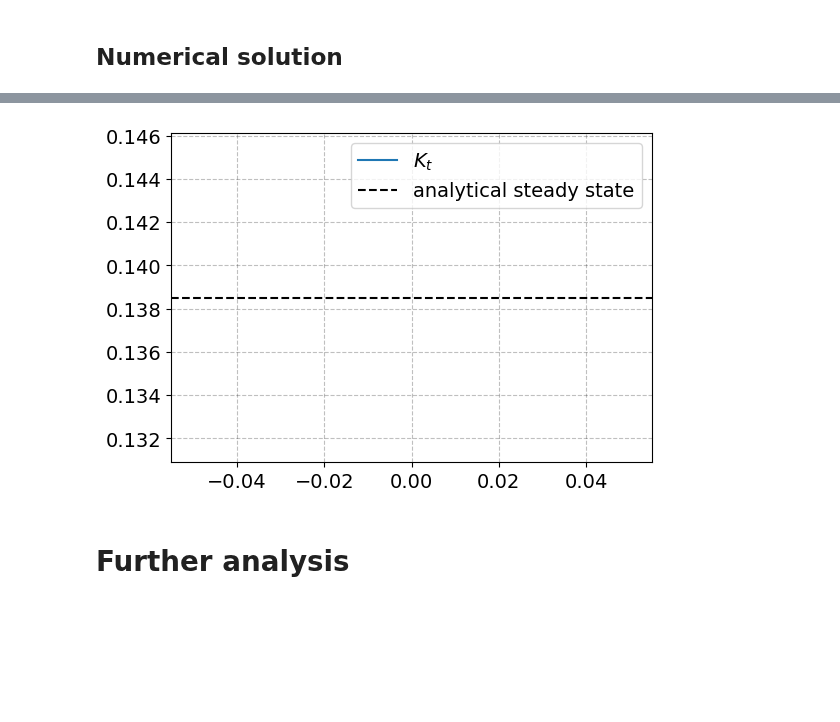
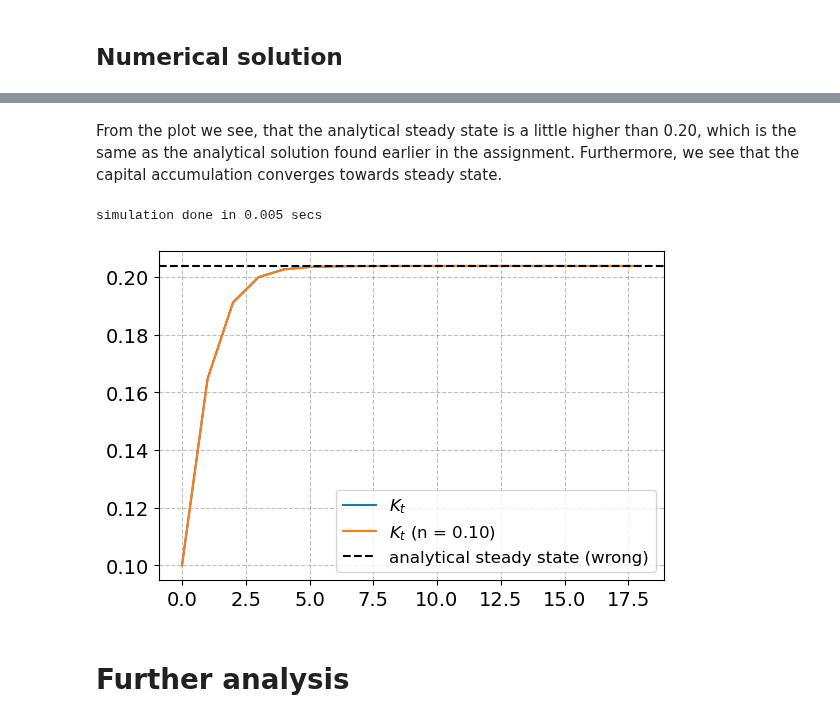
Before and after one commit to NumEconCopenhagen/projects-2023-julie-ida-ida, a Jupyter notebook: modelproject/modelproject.ipynb, the cells around one changed output, grey strips where cells are left out. Cells and saved outputs as stored; diff of their text form; code cells hidden in the pictures; blank space fills up the shorter version.

```diff
--- a/modelproject/modelproject.ipynb
+++ b/modelproject/modelproject.ipynb
@@ -159,6 +157,8 @@ kss = sm.solve(steady_state, k)[0]
 kss
 # %% [output]
 $\displaystyle \left(\frac{A \left(1 - \alpha\right)}{n \rho + 2 n + \rho + 2}\right)^{- \frac{1}{\alpha - 1}}$
+# %%
+kss_ny = ((A*(1-alpha))/((1+n)*(2+rho)))**(-1/(alpha-1))
 # %% [markdown]
 The expression above is the solution for the steady state. If we rearrange the expression we will obtain the following expression for steady state:
 $$
@@ -232,0 +230,14 @@ kss_test = ((1-par.alpha)/((1+par.n)*(2+par.rho)))**(1/(1-par.alpha))
+# %%
+# Calling our simulation and storing new variables
+model.simulate()
+k_orig=sim.k.copy()
+ss_func_orig = ss_func(0.03, 1.00, 0.30, 0.05, 0.00)
+
+# a. Plotting
+fig = plt.figure(figsize=(6,6/1.5))
+ax = fig.add_subplot(1,1,1)
+ax.plot(k_orig,label=r'$k_{t}$')
+ax.axhline(ss_func_orig,ls='--',color='black',label='analytical steady state')
+ax.legend(frameon=True,fontsize=12)
+fig.tight_layout()
+k_orig_old = k_orig.copy()
@@ -233,13 +247,24 @@ kss_test = ((1-par.alpha)/((1+par.n)*(2+par.rho)))**(1/(1-par.alpha))
+# %% [markdown]
+From the plot we see, that the analytical steady state is a little higher than 0.20, which is the same as the analytical solution found earlier in the assignment. Furthermore, we see that the capital accumulation converges towards steady state.
+# %%
+par.production_function = 'cobb-douglas'
+par.n = 0.9
+ss_func_new = ss_func(0.03, 1.00, 0.30, 0.10, 0.00)
+
+model.simulate()
+# %% [output]
+simulation done in 0.005 secs
 # %%
 fig = plt.figure(figsize=(6,6/1.5))
 ax = fig.add_subplot(1,1,1)
-ax.plot(model.sim.K,label=r'$K_{t}$')
-ax.axhline(kss_test,ls='--',color='black',label='analytical steady state')
-ax.legend(frameon=True)
+ax.plot(k_orig,label=r'$K_{t}$')
+ax.plot(k_orig_old,label=r'$K_{t}$ (n = 0.10)')
+ax.axhline(kss_ny,ls='--',color='black',label='analytical steady state (wrong)')
+#ax.axhline(ss_func_new,ls='--',color='black',label='analytical steady state (wrong)')
+ax.legend(frameon=True,fontsize=12)
 fig.tight_layout()
-K_lag_old = model.sim.K.copy()
 # %% [output]
-[figure, old version]
+[figure, new version]
 # %% [markdown]
 # Further analysis
 # %% [markdown]
```
Also changed, not shown: parts of 17 cells of this notebook, 3 other files.
